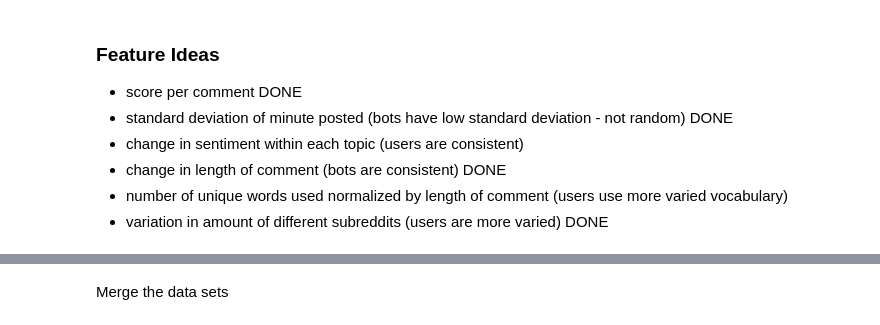
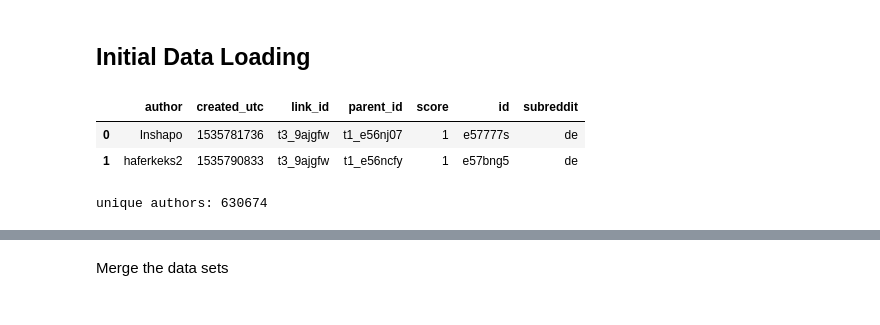
Before and after one commit to jonhartm/SI608_Project, a Jupyter notebook: 608_project_final.ipynb, the cells around one changed output, grey strips where cells are left out. Drawn from its saved outputs; the diff is of its cells as text; code cells hidden in the pictures.

```diff
--- a/608_project_update.ipynb
+++ b/608_project_final.ipynb
@@ -17,11 +5,3 @@ from sklearn.ensemble import RandomForestClassifier
 # %%
 import warnings
 warnings.filterwarnings('ignore')
-# %% [markdown]
-### Feature Ideas
-- score per comment DONE
-- standard deviation of minute posted (bots have low standard deviation - not random) DONE
-- change in sentiment within each topic (users are consistent)
-- change in length of comment (bots are consistent) DONE
-- number of unique words used normalized by length of comment (users use more varied vocabulary)
-- variation in amount of different subreddits (users are more varied) DONE
@@ -27,0 +24,13 @@ warnings.filterwarnings('ignore')
+# %% [markdown]
+## Initial Data Loading
+# %%
+user_df = pd.read_csv("user_comments.csv")
+user_df.head(2)
+# %% [output]
+|  | author | created_utc | link_id | parent_id | score | id | subreddit |
+| 0 | Inshapo | 1535781736 | t3_9ajgfw | t1_e56nj07 | 1 | e57777s | de |
+| 1 | haferkeks2 | 1535790833 | t3_9ajgfw | t1_e56ncfy | 1 | e57bng5 | de |
+# %%
+print("unique authors:", len(user_df.author.unique()))
+# %% [output]
+unique authors: 630674
```
Also changed, not shown: parts of 46 cells of this notebook.
